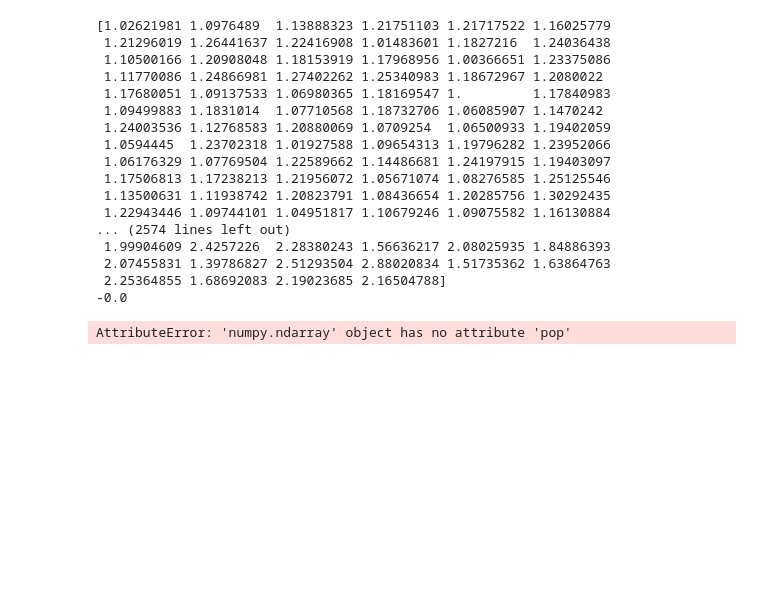
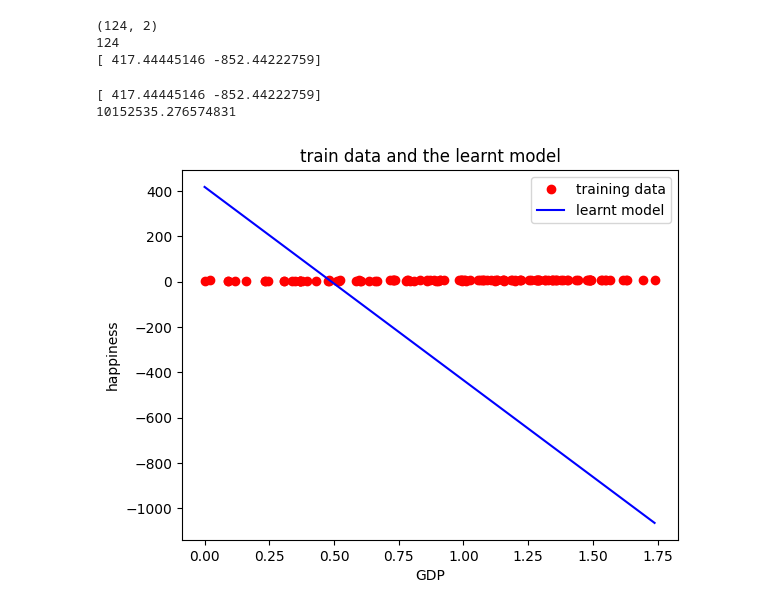
Before and after one commit to Vasile07/AI, a Jupyter notebook: Regresion - Laborator 5/MyRegressor.ipynb, the cells around one changed output. Saved outputs shown, nothing was run; the diff lists cells and outputs as text; code cells hidden in the pictures; blank space fills up the shorter version.

```diff
--- a/Regresion - Laborator 5/MyRegressor.ipynb
+++ b/Regresion - Laborator 5/MyRegressor.ipynb
@@ -92,24 +99,9 @@ world_happiness = pd.read_csv("datas/v1_world-happiness-report-2017.csv",delimit
 # %%
 training_input_set, training_output_set, validation_input_set, validation_output_set = getTrainingAndValidationSets(world_happiness)
 
-training_input_set = [[el] for el in training_input_set]
-regresor.train(training_input_set, training_output_set)
+training_input_set1 = [[el] for el in training_input_set]
+regresor.train(training_input_set1, training_output_set)
 # %% [output]
-[1.02621981 1.0976489  1.13888323 1.21751103 1.21717522 1.16025779
- 1.21296019 1.26441637 1.22416908 1.01483601 1.1827216  1.24036438
- 1.10500166 1.20908048 1.18153919 1.17968956 1.00366651 1.23375086
- 1.11770086 1.24866981 1.27402262 1.25340983 1.18672967 1.2080022
- 1.17680051 1.09137533 1.06980365 1.18169547 1.         1.17840983
- 1.09499883 1.1831014  1.07710568 1.18732706 1.06085907 1.1470242
- 1.24003536 1.12768583 1.20880069 1.0709254  1.06500933 1.19402059
- 1.0594445  1.23702318 1.01927588 1.09654313 1.19796282 1.23952066
- 1.06176329 1.07769504 1.22589662 1.14486681 1.24197915 1.19403097
- 1.17506813 1.17238213 1.21956072 1.05671074 1.08276585 1.25125546
- 1.13500631 1.11938742 1.20823791 1.08436654 1.20285756 1.30292435
- 1.22943446 1.09744101 1.04951817 1.10679246 1.09075582 1.16130884
-... (2574 lines left out)
- 1.99904609 2.4257226  2.28380243 1.56636217 2.08025935 1.84886393
- 2.07455831 1.39786827 2.51293504 2.88020834 1.51735362 1.63864763
- 2.25364855 1.68692083 2.19023685 2.16504788]
--0.0
+(124, 2)
+124
+[ 417.44445146 -852.44222759]
-AttributeError: 'numpy.ndarray' object has no attribute 'pop'
@@ -115,0 +113,33 @@ AttributeError: 'numpy.ndarray' object has no attribute 'pop'
+# %%
+W = regresor.get_parameters()
+
+print(W)
+print(manualError)
+# %% [output]
+[ 417.44445146 -852.44222759]
+10152535.276574831
+# %%
+import matplotlib.pyplot as plt
+
+
+w0, w1 = regresor.get_parameters()[0], regresor.get_parameters()[1]
+noOfPoints = 1000
+xref = []
+val = min(training_input_set)
+step = (max(training_input_set) - min(training_input_set)) / noOfPoints
+for i in range(1, noOfPoints):
+    xref.append(val)
+    val += step
+yref = [w0 + w1 * el for el in xref]
+
+fix,axes = plt.subplots()
+
+axes.plot(training_input_set, training_output_set, 'ro', label = 'training data')  #train data are plotted by red and circle sign
+axes.plot(xref, yref, 'b-', label = 'learnt model')                  #model is plotted by a blue line
+axes.set_title('train data and the learnt model')
+axes.set_xlabel('GDP')
+axes.set_ylabel('happiness')
+axes.legend()
+plt.show()
+# %% [output]
+[figure, added]
```
Also changed, not shown: parts of 2 cells of this notebook.
